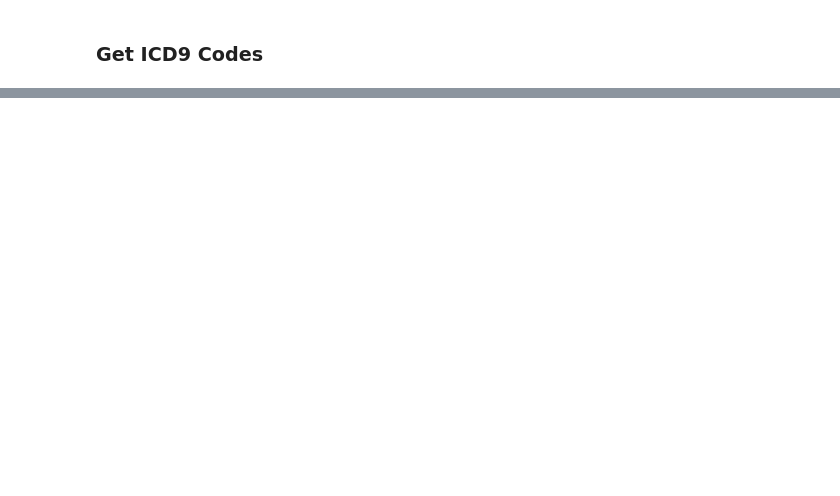
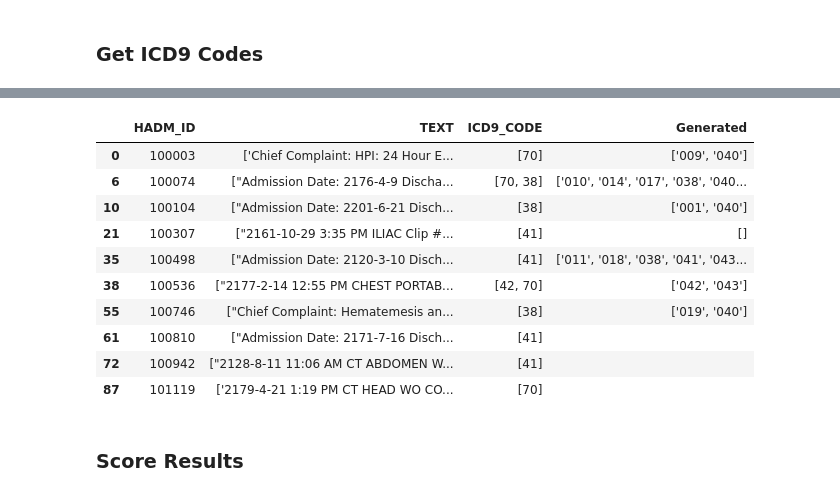
Before and after one commit to zso3n3n/mimic-iii-medcode-azure, a Jupyter notebook: medical_coding.ipynb, the cells around one changed output, grey strips where cells are left out. Drawn from its saved outputs; the diff is of its cells as text; code cells hidden in the pictures; blank space fills up the shorter version.

```diff
--- a/medical_coding.ipynb
+++ b/medical_coding.ipynb
@@ -116,20 +114,19 @@ def build_prompt(tree, parent_code, note, categories):
 
     return sys, prompt
 # %%
-# Recursive? Walk tree and call aoai to get codes
+# Recursive - Walk tree and call aoai to get codes
 
 def get_codes_for_note(parent_code, tree, note):
 
     categories = get_options(tree, parent_code)
-    if not categories:
-        return []
+    sys, prompt = build_prompt(tree, parent_code, note, categories)
 
-    sys, prompt = build_prompt(tree, parent_code, note, categories)
     codes = call_aoai(sys, prompt)
-    print(f"Parent Code: {parent_code}")
-    print(f"Codes: {codes}")
+
+    logger.info(f"Parent Code: {parent_code} | Found: {codes}")
+    logger.info(f"Prompt: {prompt}")
 
     if all(len(i) == 3 for i in codes):
         return codes
     else:
-        list(map(functools.partial(get_codes_for_note, tree=tree, note=note), codes))
+        return list(map(functools.partial(get_codes_for_note, tree=tree, note=note), codes))
@@ -156,5 +132,0 @@ None
-# %%
-for index, row in slim_df.iterrows():
-    note = row['TEXT']
-    get_codes_for_note("root", code_tree, note)
-    break
@@ -160,0 +159,13 @@ for index, row in slim_df.iterrows():
+# %%
+results = []
+slim_df['Generated'] = ""
+for index, row in slim_df.iterrows():
+
+    # Parse Note
+    note = ast.literal_eval(row['TEXT'])[0]
+
+    # Get Codes
+    result = flatten(get_codes_for_note("0", code_tree, note))
+
+    # Add result to DF
+    slim_df.at[index, 'Generated'] = str(result)
@@ -160,0 +191,16 @@ for index, row in slim_df.iterrows():
+# %%
+display(slim_df.head(20))
+# %% [output]
+|  | HADM_ID | TEXT | ICD9_CODE | Generated |
+| 0 | 100003 | ['Chief Complaint: HPI: 24 Hour E... | [70] | ['009', '040'] |
+| 6 | 100074 | ["Admission Date: 2176-4-9 Discha... | [70, 38] | ['010', '014', '017', '038', '040... |
+| 10 | 100104 | ["Admission Date: 2201-6-21 Disch... | [38] | ['001', '040'] |
+| 21 | 100307 | ["2161-10-29 3:35 PM ILIAC Clip #... | [41] | [] |
+| 35 | 100498 | ["Admission Date: 2120-3-10 Disch... | [41] | ['011', '018', '038', '041', '043... |
+| 38 | 100536 | ["2177-2-14 12:55 PM CHEST PORTAB... | [42, 70] | ['042', '043'] |
+| 55 | 100746 | ["Chief Complaint: Hematemesis an... | [38] | ['019', '040'] |
+| 61 | 100810 | ["Admission Date: 2171-7-16 Disch... | [41] |  |
+| 72 | 100942 | ["2128-8-11 11:06 AM CT ABDOMEN W... | [41] |  |
+| 87 | 101119 | ['2179-4-21 1:19 PM CT HEAD WO CO... | [70] |  |
+# %% [markdown]
+### Score Results
```
Also changed, not shown: parts of 14 cells of this notebook, 6 other files.
